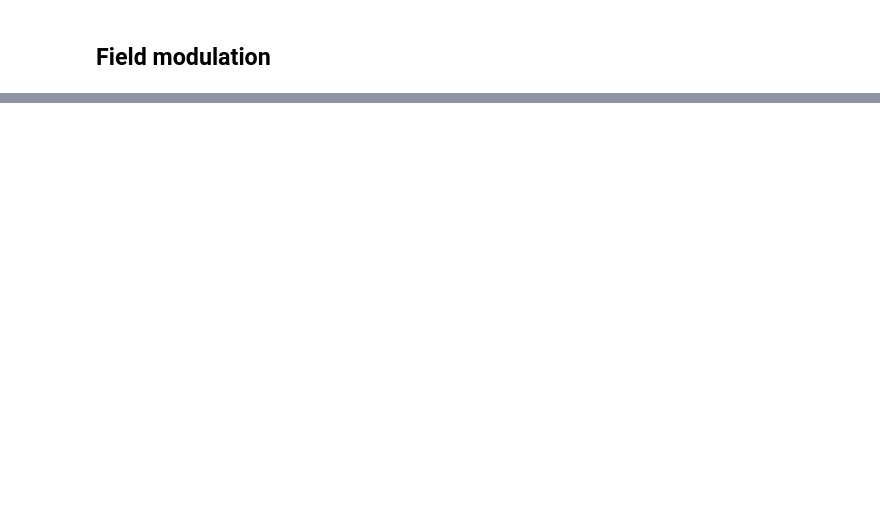
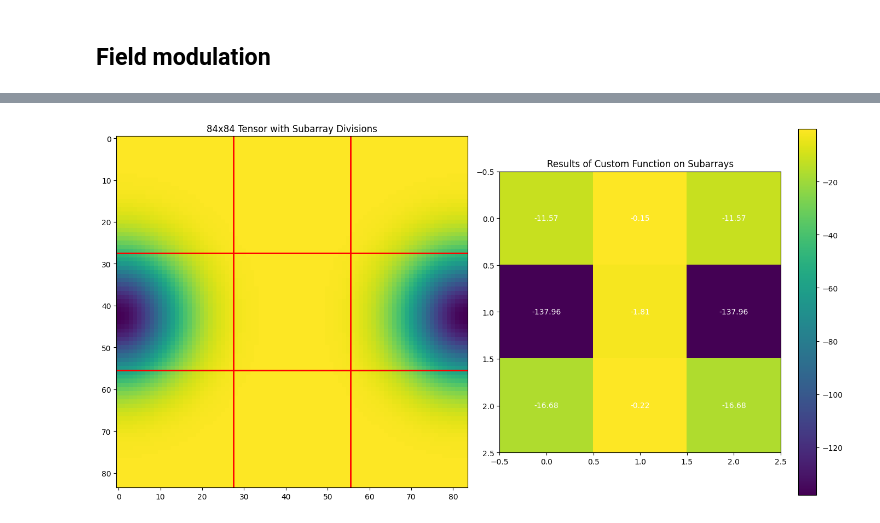
Before and after one commit to alexandru-dochian/multi_agent_framework, a Jupyter notebook: analytics.ipynb, the cells around one changed output, grey strips where cells are left out. Cells and saved outputs as stored; diff of their text form; code cells hidden in the pictures; blank space fills up the shorter version.

```diff
--- a/analytics.ipynb
+++ b/analytics.ipynb
@@ -210,0 +469,80 @@ plt.show()
+# %%
+import numpy as np
+import matplotlib.pyplot as plt
+import matplotlib.patches as patches
+from scipy.ndimage import gaussian_filter
+
+# Define a custom function for Gaussian sum as an example
+def gaussian_sum(arr, sigma=1):
+    return np.sum(gaussian_filter(arr, sigma=sigma))
+
+# Example custom function dictionary
+custom_functions = {
+    'sum': np.sum,
+    'avg': np.mean,
+    'min': np.min,
+    'max': np.max,
+    'gaussian_sum': gaussian_sum
+}
+
+def compute_subarray_results(arr, func_name='sum'):
+    if func_name not in custom_functions:
+        raise ValueError(f"Function {func_name} not recognized. Choose from {list(custom_functions.keys())}")
+
+    func = custom_functions[func_name]
+    nrows, ncols = arr.shape
+    row_step = nrows // 3
+    col_step = ncols // 3
+
+    results = np.zeros((3, 3))
+
+    for i in range(3):
+        for j in range(3):
+            subarray = arr[i*row_step:(i+1)*row_step, j*col_step:(j+1)*col_step]
+            results[i, j] = func(subarray)
+
+    return results
+
+def plot_tensor_with_divisions(arr, ax):
+    ax.imshow(arr, cmap='viridis', interpolation='none')
+    ax.set_title('84x84 Tensor with Subarray Divisions')
+
+    nrows, ncols = arr.shape
+    row_step = nrows // 3
+    col_step = ncols // 3
+
+    for i in range(1, 3):
+        ax.axhline(i * row_step - 0.5, color='red', linewidth=2)
+        ax.axvline(i * col_step - 0.5, color='red', linewidth=2)
+
+def plot_results(results, ax):
+    cax = ax.imshow(results, cmap='viridis', interpolation='none', vmin=np.min(results), vmax=np.max(results))
+    ax.set_title('Results of Custom Function on Subarrays')
+
+    for (i, j), val in np.ndenumerate(results):
+        ax.text(j, i, f'{val:.2f}', ha='center', va='center', color='white')
+
+    plt.colorbar(cax, ax=ax)
+
+# Example usage
+np.random.seed(0)  # For reproducibility
+# arr = np.random.rand(84, 84)  # Example 84x84 array
+arr = rescaled_tensor
+# Compute results
+results = compute_subarray_results(arr, 'gaussian_sum')
+
+# Create a 1x2 grid for plotting
+fig, axes = plt.subplots(1, 2, figsize=(14, 7))
+
+# Plot the original tensor with divisions
+plot_tensor_with_divisions(arr, axes[0])
+
+# Plot the results of the custom function
+plot_results(results, axes[1])
+
+plt.tight_layout()
+plt.show()
+
+results
+# %% [output]
+[figure, added]
```
Also changed, not shown: parts of 12 cells of this notebook, 14 other files.
